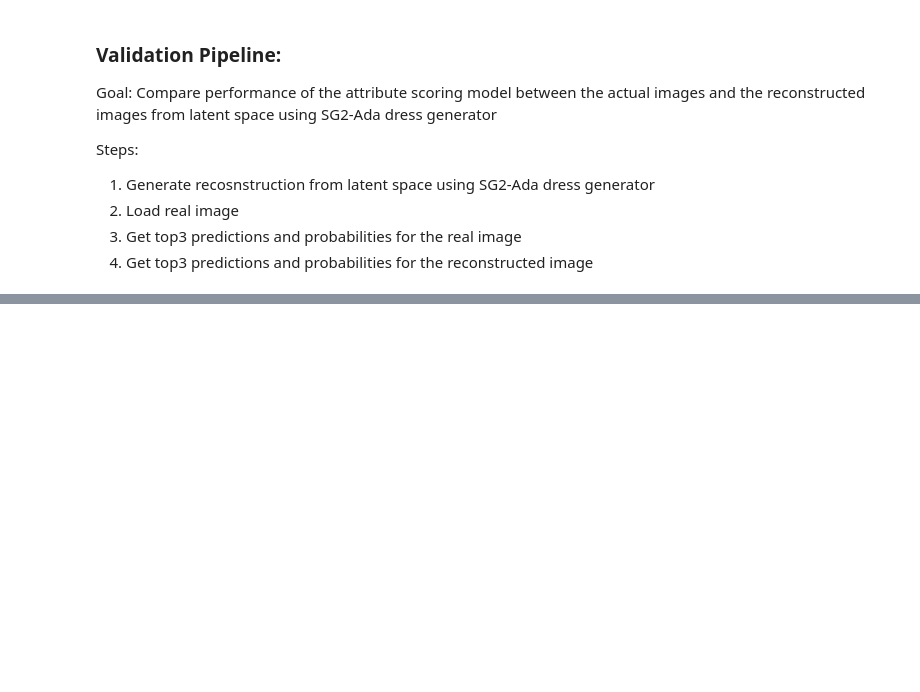
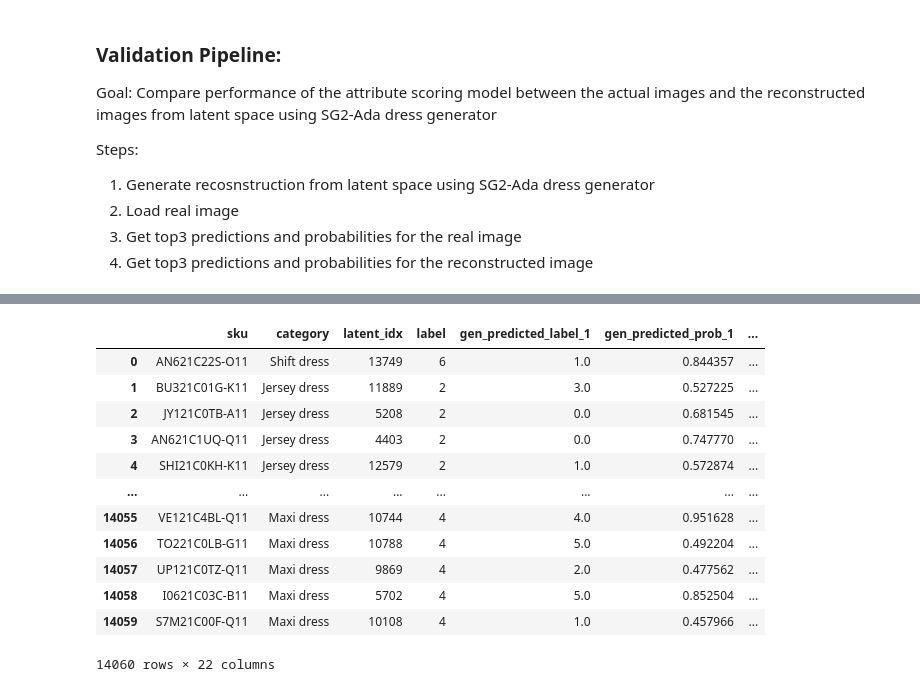
Before and after one commit to MGenschow/Thesis, a Jupyter notebook: 4_Assessor/Category_Assessor/DinoV2/4_Validation_on_Generated.ipynb, the cells around one changed output, grey strips where cells are left out. Saved outputs shown, nothing was run; the diff lists cells and outputs as text; code cells hidden in the pictures; blank space fills up the shorter version.

```diff
--- a/4_Assessor/Category_Assessor/DinoV2/4_Validation_on_Generated.ipynb
+++ b/4_Assessor/Category_Assessor/DinoV2/4_Validation_on_Generated.ipynb
@@ -131,3 +226,21 @@ df.to_csv('predictions.csv', index=False)
+# %%
+df = pd.read_csv('predictions.csv')
+# %%
+df
+# %% [output]
+|  | sku | category | latent_idx | label | gen_predicted_label_1 | gen_predicted_prob_1 | ... |
+| 0 | AN621C22S-O11 | Shift dress | 13749 | 6 | 1.0 | 0.844357 | ... |
+| 1 | BU321C01G-K11 | Jersey dress | 11889 | 2 | 3.0 | 0.527225 | ... |
+| 2 | JY121C0TB-A11 | Jersey dress | 5208 | 2 | 0.0 | 0.681545 | ... |
+| 3 | AN621C1UQ-Q11 | Jersey dress | 4403 | 2 | 0.0 | 0.747770 | ... |
+| 4 | SHI21C0KH-K11 | Jersey dress | 12579 | 2 | 1.0 | 0.572874 | ... |
+| ... | ... | ... | ... | ... | ... | ... | ... |
+| 14055 | VE121C4BL-Q11 | Maxi dress | 10744 | 4 | 4.0 | 0.951628 | ... |
+| 14056 | TO221C0LB-G11 | Maxi dress | 10788 | 4 | 5.0 | 0.492204 | ... |
+| 14057 | UP121C0TZ-Q11 | Maxi dress | 9869 | 4 | 2.0 | 0.477562 | ... |
+| 14058 | I0621C03C-B11 | Maxi dress | 5702 | 4 | 5.0 | 0.852504 | ... |
+| 14059 | S7M21C00F-Q11 | Maxi dress | 10108 | 4 | 1.0 | 0.457966 | ... |
+14060 rows × 22 columns
 # %%
 def isin_first_n(row, n, type):
     label = row['label']
```
Also changed, not shown: parts of 6 cells of this notebook.
